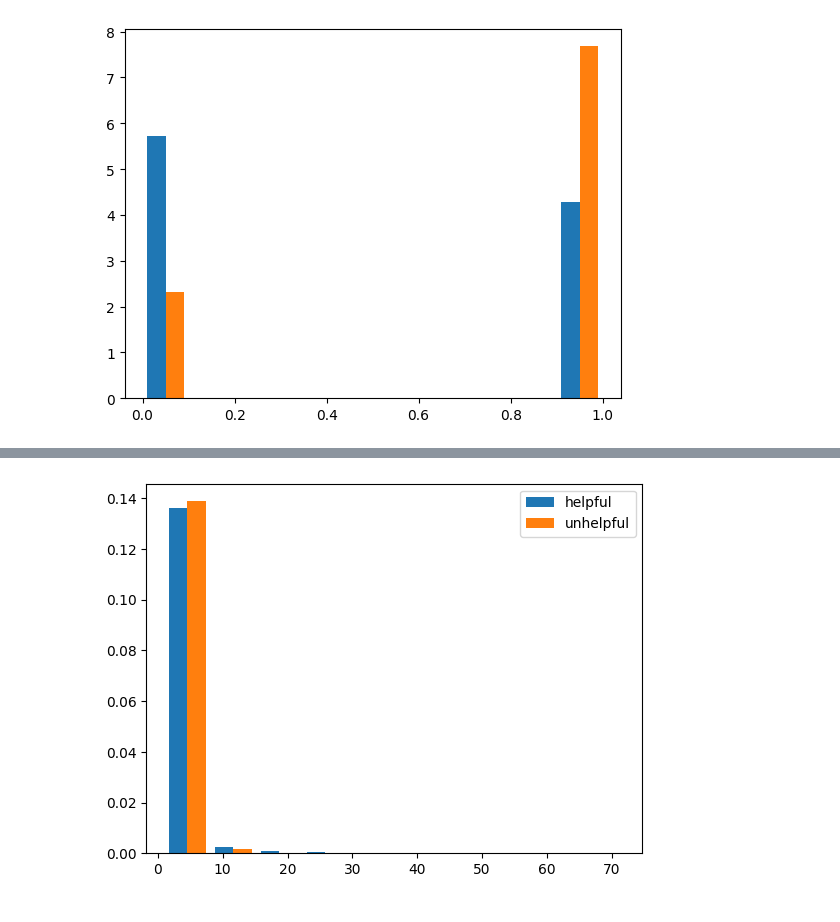
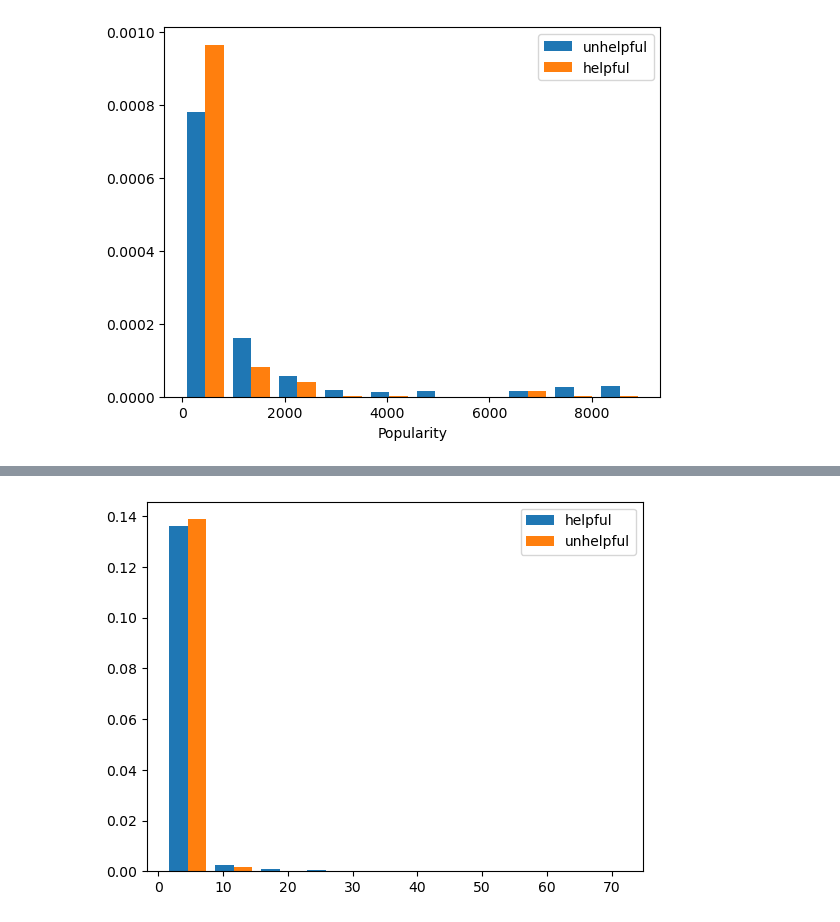
Before and after one commit to weixiao-zhan/CSE258_assignment2, a Jupyter notebook: data_inspection.ipynb, the cells around one changed output, grey strips where cells are left out. Saved outputs shown, nothing was run; the diff lists cells and outputs as text; code cells hidden in the pictures.

```diff
--- a/data_inspection.ipynb
+++ b/data_inspection.ipynb
@@ -55,0 +56,11 @@ plt.show()
+# %%
+weekdays = [[] for _ in range(7)]
+for d, v in zip(date, np.log10(vote)):
+    if v > 0:
+        weekdays[d.weekday()].append(v)
+
+plt.boxplot(weekdays)
+plt.xlabel("Weekdays")
+plt.ylabel("Votes on Helpful Reviews (Log10)")
+plt.xticks(range(1, 8), ['Mon', 'Tue', 'Wed', 'Thu', 'Fri', 'Sat', 'Sun'])  # Optional: Setting custom labels for x-axis
+plt.show()
@@ -55,0 +69,11 @@ plt.show()
+# %%
+month = [[] for _ in range(12)]
+for d, v in zip(date, np.log10(vote)):
+    if v > 0:
+        month[d.month-1].append(v)
+
+plt.boxplot(month)
+plt.xlabel("Month")
+plt.ylabel("Votes on Helpful Reviews (Log10)")
+plt.xticks(range(1, 13), ['Jan', 'Feb', 'Mar', 'Apr', 'May', 'Jun', 'Jul', 'Aug', 'Sep', 'Oct', 'Nov', 'Dec'])  # Optional: Setting custom labels for x-axis
+plt.show()
@@ -73,7 +166,9 @@ for d in data:
 # %%
-verified_helpfull = [int(d['verified']) for d in data if 'vote' in d]
-verified_unhelpfull = [int(d['verified']) for d in data if 'vote' not in d]
-plt.hist([verified_helpfull, verified_unhelpfull], density=True)
+pop_helpful = [len(U_i[d['asin']]) for d in data if 'vote' in d]
+pop_unhelpful = [len(U_i[d['asin']]) for d in data if 'vote' not in d]
+plt.hist([pop_unhelpful, pop_helpful], label=['unhelpful', 'helpful'], density=True)
+plt.xlabel("Popularity")
+plt.legend()
 plt.show()
 # %% [output]
-[figure, old version]
+[figure, new version]
```
Also changed, not shown: parts of 17 cells of this notebook, 4 other files.
